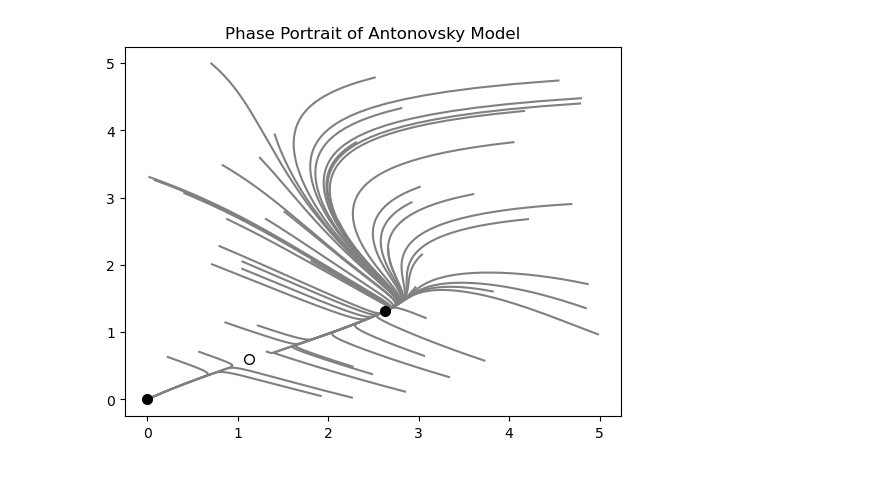
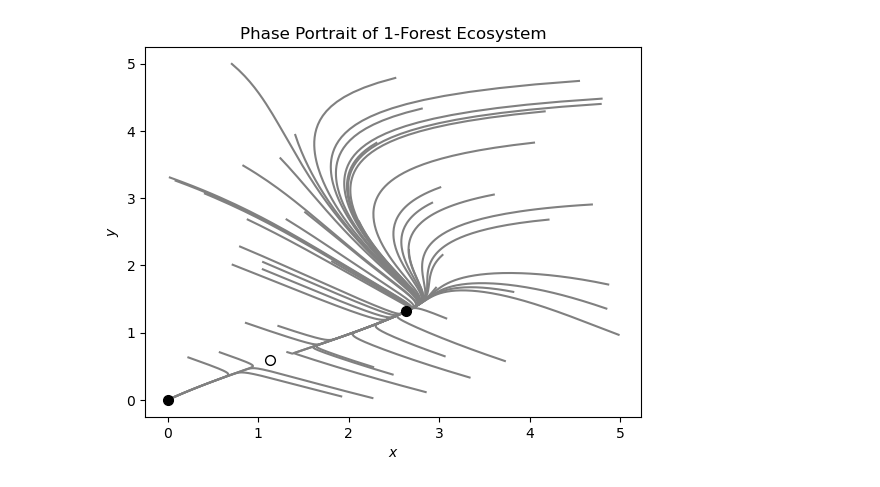
Before and after one commit to marcelvdla/CSSim, a Jupyter notebook: notebooks/jl_fig1.ipynb, the cells around one changed output. Drawn from its saved outputs; the diff is of its cells as text; code cells hidden in the pictures.

Commit message:
figure 1 phase portrait and removed interpret_eigenvalues function from notebook

```diff
--- a/notebooks/jl_fig1.ipynb
+++ b/notebooks/jl_fig1.ipynb
@@ -52,4 +1,50 @@ fps, eigs, stable = fixedpoints(ds, box, antonovsky_jacob)
 # %%
+# Produce figure 1, phase portrait of Antonovsky model from Cantin2020
+using Random
+using PyPlot
+using ChaosTools
+using DrWatson
+using Suppressor
+using IntervalArithmetic: Interval
+using CSSim
+
+params = Dict{Symbol,Any}(
+        # params for single forest system
+        :ρ  => 4.2,
+        :f  => 1.0,
+        :h  => 2,
+        :n  => 1,
+
+        # params required by model but not used
+        :α₀ => 0,
+        :w₀ =>  0,
+        :a₁ => 0,
+        :a₂ => 0.0,
+        :d  => [],
+        :l  => 0,
+        :P₀ => 0,
+        :β₁ => 0,
+        :β₂ => 0,
+        :ecosystems_to_deforest => [])
+
+# Determine number of timesteps and initial states
+T = 100
+n_initial_points = 50
+n_states = 2
+
+# Create initial states
+rng = MersenneTwister(42)
+u0s = 5*rand(rng, n_initial_points, 1, n_states);
+
+# Numerically calculate fixed points
+low = interval(0, 5)
+high = interval(0, 5)
+box = low × high
+ds = one_forest_system(
+    u0s[1, 1, :]; ρ = params[:ρ], f = params[:f], h = params[:h])
+
+fps, eigs, stable = fixedpoints(ds, box, antonovsky_jacob)
+
 # Iterate through initial states and create phase portrait
 nrows = size(u0s)[1]
 fig, ax = plt.subplots()
@@ -64,7 +59,7 @@ fig, ax = plt.subplots()
     end
 end
 
-plt.title("Phase Portrait of Antonovsky Model")
+plt.title("Phase Portrait of 1-Forest Ecosystem")
 marker_kwargs = Dict(
     :markerfacecolor => "black",
     :markeredgecolor => "black",
@@ -74,6 +69,8 @@ marker_kwargs = Dict(
 
 #ax.plot([fps[1, 1]], [fps[1, 2]]; marker_kwargs...)  # computed fixed point
 ax.plot([fps[2, 1]], [fps[2, 2]]; marker_kwargs...)
+ax.set_xlabel(L"x")
+ax.set_ylabel(L"y")
 ax.plot( # hard coded unstable point
     [1.125], [0.60];
     markerfacecolor = "white",
@@ -86 +85 @@ fig
-[figure, old version]
+[figure, new version]
```
Also changed, not shown: parts of 5 cells of this notebook, 1 other file.
